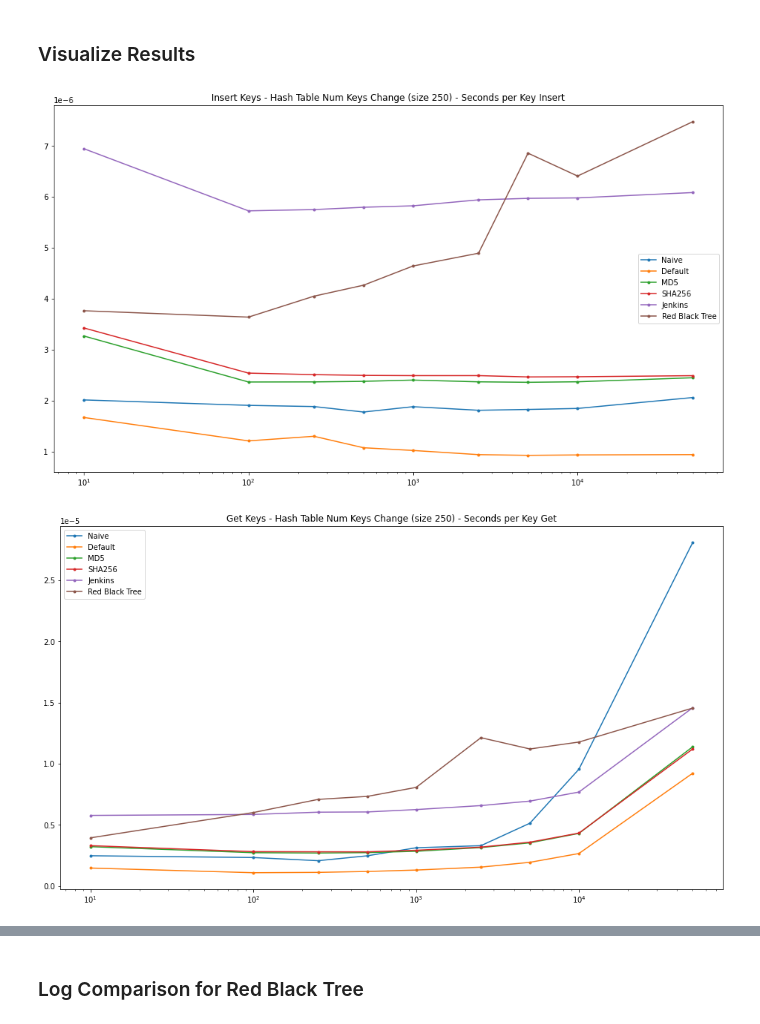
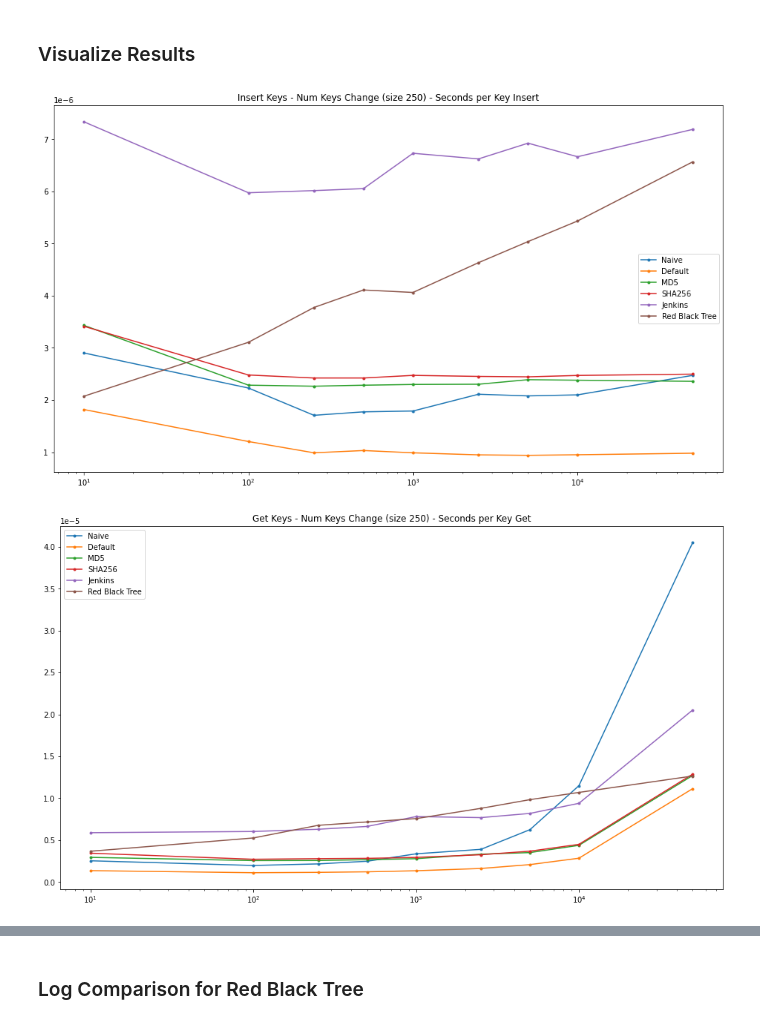
Before and after one commit to jerryfane/dictionaries-implementation, a Jupyter notebook: analysis.ipynb, the cells around one changed output, grey strips where cells are left out. Saved outputs shown, nothing was run; the diff lists cells and outputs as text; code cells hidden in the pictures.

```diff
--- a/analysis.ipynb
+++ b/analysis.ipynb
@@ -284,5 +383,5 @@ get_key_change_df = get_key_change_df.join(get_key_change_rb_df)
 # %%
-get_key_change_df = pd.read_csv('./Results/get_key_change_df-2.csv')
+get_key_change_df = pd.read_csv('./Results/get_key_change_df-3.csv')
 get_key_change_df = get_key_change_df[get_key_change_df.columns[1:]]
 get_key_change_df.index = n_keys_get
 # %%
@@ -303,12 +441,12 @@ get_key_change_df
 # %%
 ax = insert_key_change_df.div(insert_key_change_df.index.to_series(), axis=0).plot(figsize=(16,9), style='.-');
 ax.set_xscale('log');
-ax.set_title('Insert Keys - Hash Table Num Keys Change (size 250) - Seconds per Key Insert');
+ax.set_title('Insert Keys - Num Keys Change (size 250) - Seconds per Key Insert');
 # %% [output]
-[figure, old version]
+[figure, new version]
 # %%
 ax = get_key_change_df.div(get_key_change_df.index.to_series(), axis=0).plot(figsize=(16,9), style='.-');
 ax.set_xscale('log');
-ax.set_title('Get Keys - Hash Table Num Keys Change (size 250) - Seconds per Key Get');
+ax.set_title('Get Keys - Num Keys Change (size 250) - Seconds per Key Get');
 # %% [output]
-[figure, old version]
+[figure, new version]
```
Also changed, not shown: parts of 33 cells of this notebook, 6 other files.
